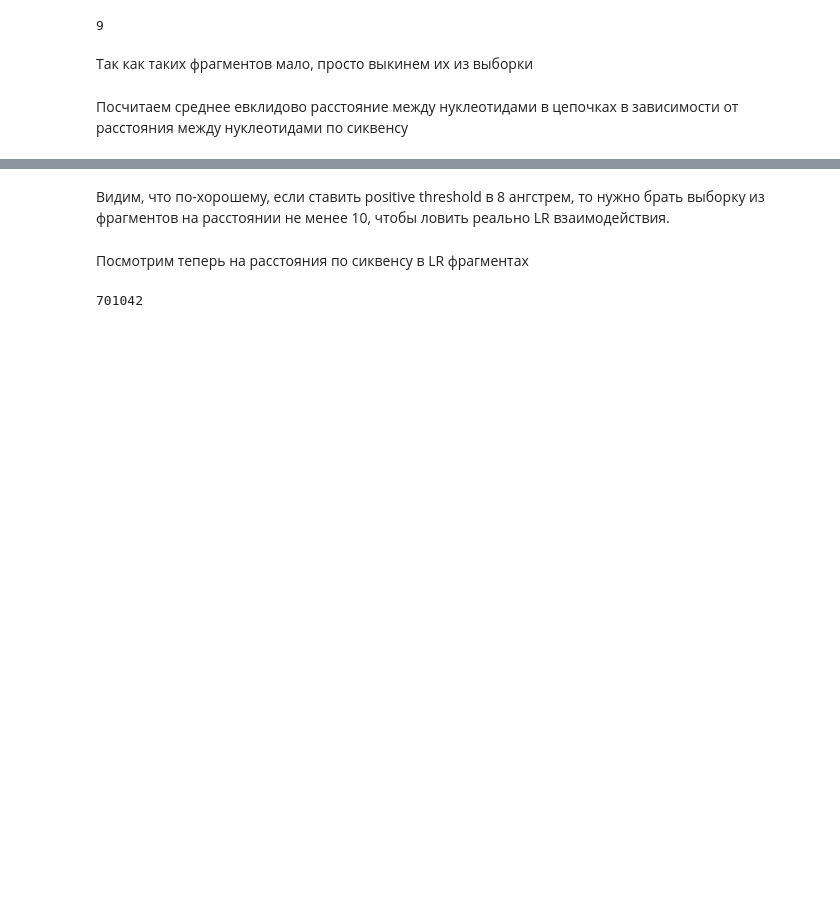
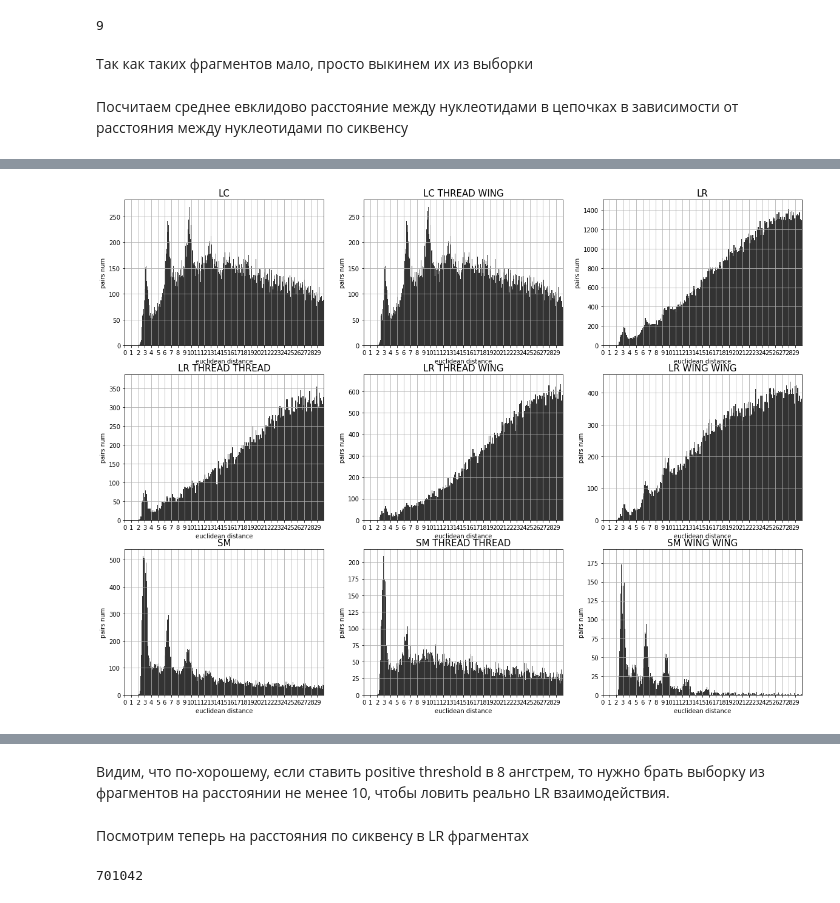
Before and after one commit to kokokostation/f723, a Jupyter notebook: fragment_level/notebooks/make_dataset.ipynb, the cells around one changed output, grey strips where cells are left out. Drawn from its saved outputs; the diff is of its cells as text; code cells hidden in the pictures; blank space fills up the shorter version.

```diff
--- a/fragment_level/notebooks/make_dataset.ipynb
+++ b/fragment_level/notebooks/make_dataset.ipynb
@@ -110,4 +132,4 @@ def fragment_fragment_distance(left, right):
 # %%
-fragment_chains = get_fragment_chains(nonredundant_chain_ids)
+fragment_chains = get_fragment_chains(short_chain_ids)
 len(fragment_chains)
 # %% [output]
@@ -164,9 +198,14 @@ def get_distances_on_sequence(sequence_distance, chain_ids):
 
     return distances
+# %%
+distances = [{}] + [get_distances_on_sequence(i, nonredundant_chain_ids) for i in tqdm(range(1, 51))]
 # %%
-for i in range(1, 30):
-    distances = get_distances_on_sequence(i, nonredundant_chain_ids)
-    mean = np.mean(distances)
-    std = np.std(distances)
+data = []
+index = []
 
-    print(i, mean, std)
+for i in range(1, 21):
+    mean = np.mean(distances[i]['LR'])
+    std = np.std(distances[i]['LR'])
+
+    index.append(i)
+    data.append([round(mean, 1), round(std, 1)])
@@ -190,0 +218,2 @@ for i in range(1, 30):
+# %%
+all_keys = list(sorted(set(chain.from_iterable([d.keys() for d in distances]))))
@@ -191 +246,21 @@ for i in range(1, 30):
+# %%
+fig, axes = plt.subplots(3, 3, figsize=(20, 15))
+
+for index, ng in enumerate(all_keys[1:]):
+    i, j = index // 3, index % 3
+    ax = axes[i][j]
+
+    ax.set_xlim(0, 30)
+    ax.set_xticks(np.arange(30))
+    ax.set_ylabel('pairs num', fontsize=10)
+    ax.set_xlabel('euclidean distance', fontsize=10)
+    ax.set_title(ng, fontsize=15)
+    ax.grid()
+
+    ax.hist(list(chain.from_iterable([distances[i].get(ng, []) for i in range(10, 51)])),
+             bins=1000, alpha=0.8, label=f'{i}', color='k')
+
+fig.savefig('/home/mikhail/hist.png')
+# %% [output]
+[figure, added]
 # %%
```
Also changed, not shown: parts of 25 cells of this notebook, 6 other files.
